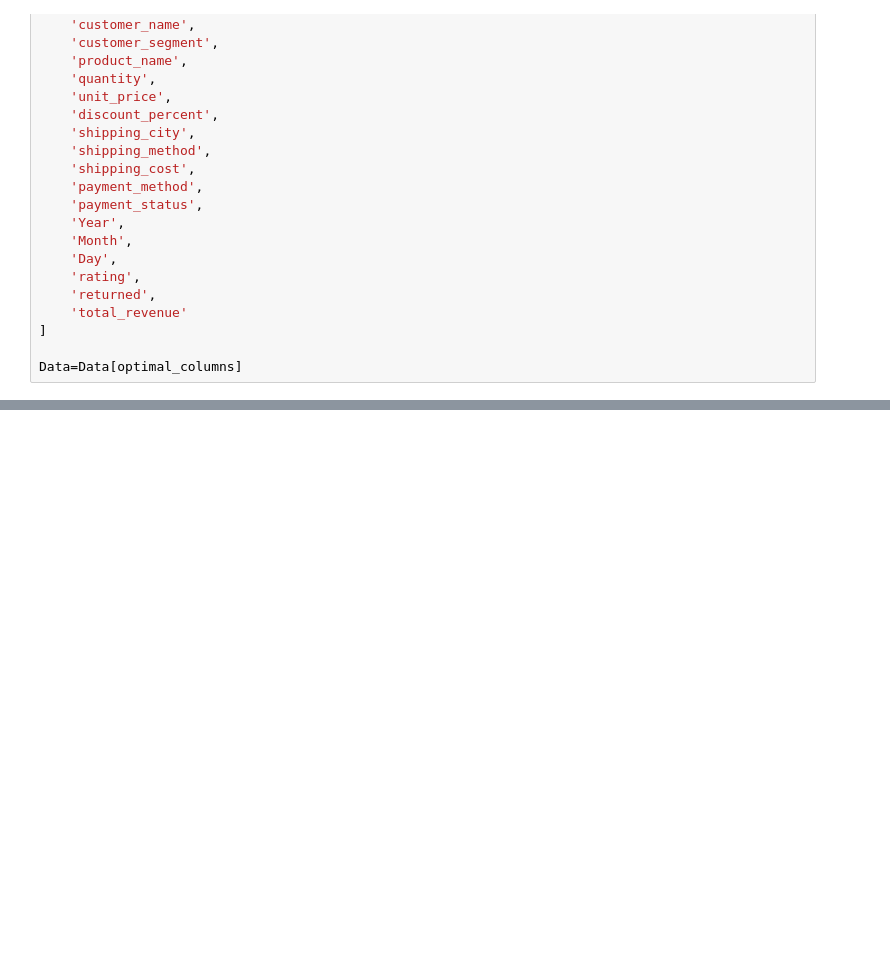
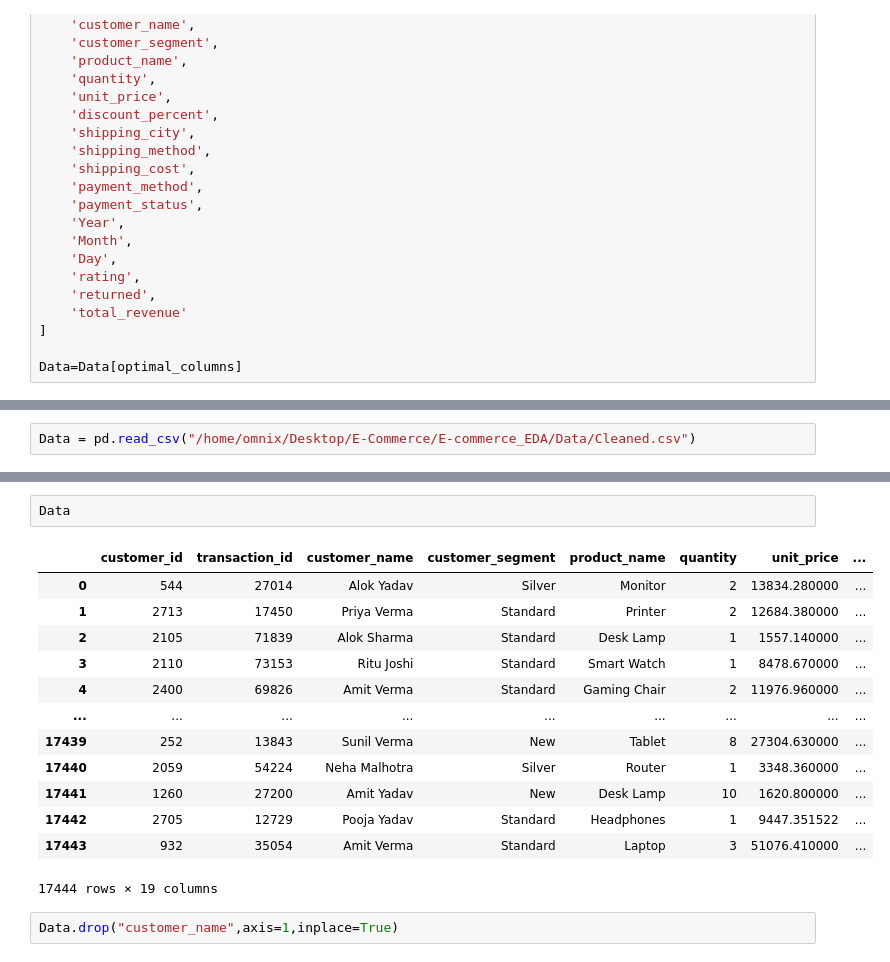
Before and after one commit to ompatilm4-web/E-commerce_EDA, a Jupyter notebook: Notebooks/Analysis.ipynb, the cells around one changed output, grey strips where cells are left out. Saved outputs shown, nothing was run; the diff lists cells and outputs as text; blank space fills up the shorter version.

```diff
--- a/Notebooks/Analysis.ipynb
+++ b/Notebooks/Analysis.ipynb
@@ -385,0 +151,2 @@ Data.to_csv("/home/omnix/Desktop/E-Commerce/E-commerce_EDA/Data/Cleaned.csv")
+# %%
+Data = pd.read_csv("/home/omnix/Desktop/E-Commerce/E-commerce_EDA/Data/Cleaned.csv")
@@ -385,0 +185,18 @@ Data.to_csv("/home/omnix/Desktop/E-Commerce/E-commerce_EDA/Data/Cleaned.csv")
+# %%
+Data
+# %% [output]
+|  | customer_id | transaction_id | customer_name | customer_segment | product_name | quantity | unit_price | ... |
+| 0 | 544 | 27014 | Alok Yadav | Silver | Monitor | 2 | 13834.280000 | ... |
+| 1 | 2713 | 17450 | Priya Verma | Standard | Printer | 2 | 12684.380000 | ... |
+| 2 | 2105 | 71839 | Alok Sharma | Standard | Desk Lamp | 1 | 1557.140000 | ... |
+| 3 | 2110 | 73153 | Ritu Joshi | Standard | Smart Watch | 1 | 8478.670000 | ... |
+| 4 | 2400 | 69826 | Amit Verma | Standard | Gaming Chair | 2 | 11976.960000 | ... |
+| ... | ... | ... | ... | ... | ... | ... | ... | ... |
+| 17439 | 252 | 13843 | Sunil Verma | New | Tablet | 8 | 27304.630000 | ... |
+| 17440 | 2059 | 54224 | Neha Malhotra | Silver | Router | 1 | 3348.360000 | ... |
+| 17441 | 1260 | 27200 | Amit Yadav | New | Desk Lamp | 10 | 1620.800000 | ... |
+| 17442 | 2705 | 12729 | Pooja Yadav | Standard | Headphones | 1 | 9447.351522 | ... |
+| 17443 | 932 | 35054 | Amit Verma | Standard | Laptop | 3 | 51076.410000 | ... |
+17444 rows × 19 columns
+# %%
+Data.drop("customer_name",axis=1,inplace=True)
```
Also changed, not shown: parts of 63 cells of this notebook, 4 other files.
